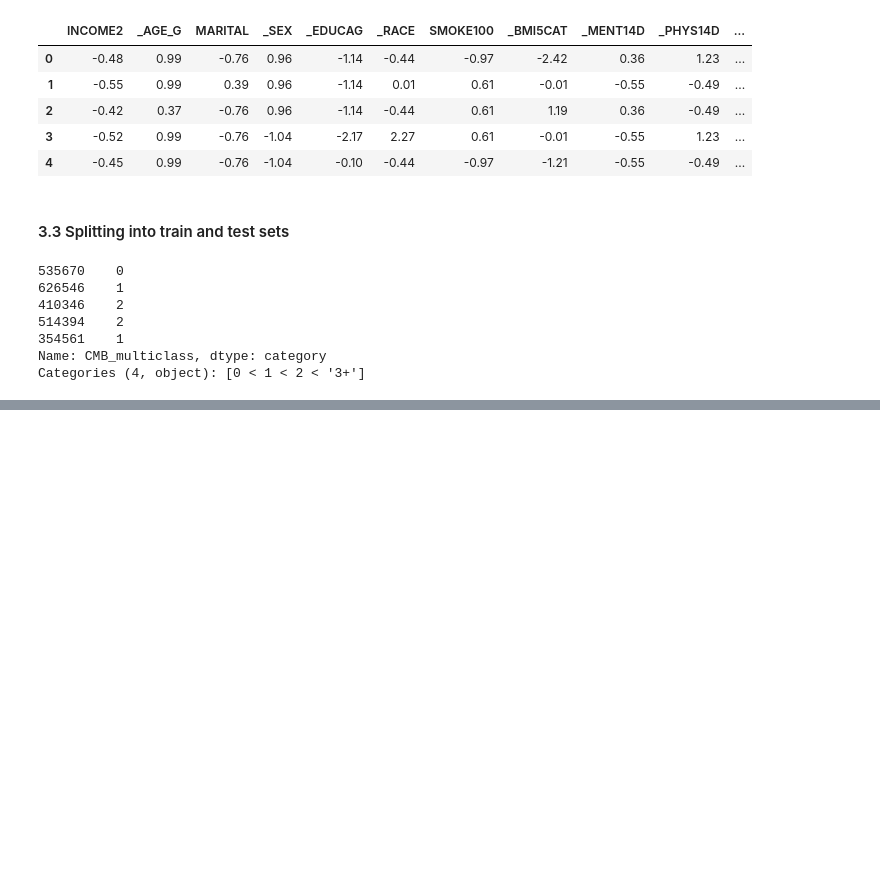
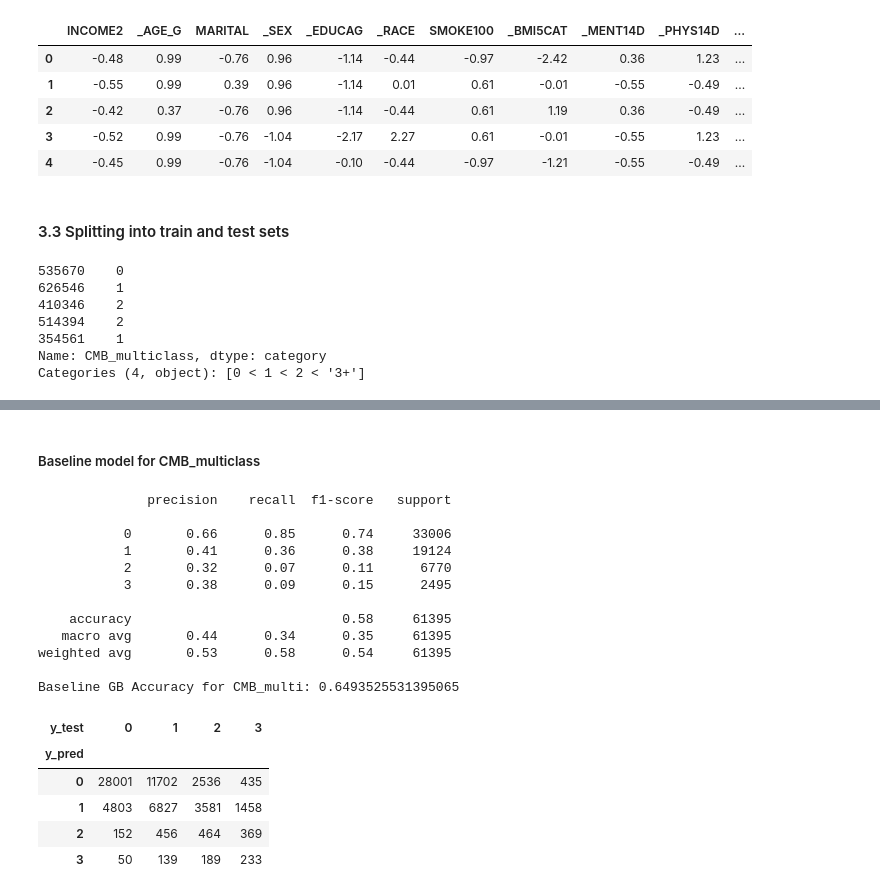
Before and after one commit to greghowa/CS6140-HW6, a Jupyter notebook: assignment6.ipynb, the cells around one changed output, grey strips where cells are left out. Cells and saved outputs as stored; diff of their text form; code cells hidden in the pictures; blank space fills up the shorter version.

```diff
--- a/assignment6.ipynb
+++ b/assignment6.ipynb
@@ -972,0 +1195,19 @@ Categories (4, object): [0 < 1 < 2 < '3+']
+# %%
+clf = GradientBoostingClassifier(n_estimators=1000,
+                            min_samples_split=5,
+                            learning_rate=0.5,
+                            min_samples_leaf=5,
+                            random_state=42)
+
+clf.fit(X_train, y_train_bin)
+
+# Evaluate the classifier on test set
+y_pred = clf.predict(X_test)
+print(classification_report(y_test_bin, y_pred))
+
+confusion_matrix(y_test_bin, y_pred)
+
+print('Hypertuned GB Accuracy for CMB_binary:', accuracy_score(y_test_bin, y_pred))
+
+# Confusion matrix
+pd.crosstab(y_pred, y_test_bin, rownames=['y_pred'], colnames = ['y_test'])
@@ -972,0 +1237,35 @@ Categories (4, object): [0 < 1 < 2 < '3+']
+# %% [markdown]
+##### Baseline model for CMB_multiclass
+# %%
+clf = GradientBoostingClassifier()
+clf.fit(X_train, y_train_mul)
+
+# Evaluate the classifier on test set
+y_pred = clf.predict(X_test)
+print(classification_report(y_test_mul, y_pred))
+
+confusion_matrix(y_test_mul, y_pred)
+
+print('Baseline GB Accuracy for CMB_multi:', accuracy_score(y_test_bin, y_pred))
+
+# Confusion matrix
+pd.crosstab(y_pred, y_test_mul, rownames=['y_pred'], colnames = ['y_test'])
+# %% [output]
+              precision    recall  f1-score   support
+
+           0       0.66      0.85      0.74     33006
+           1       0.41      0.36      0.38     19124
+           2       0.32      0.07      0.11      6770
+           3       0.38      0.09      0.15      2495
+
+    accuracy                           0.58     61395
+   macro avg       0.44      0.34      0.35     61395
+weighted avg       0.53      0.58      0.54     61395
+
+Baseline GB Accuracy for CMB_multi: 0.6493525531395065
+| y_test | 0 | 1 | 2 | 3 |
+| y_pred |  |  |  |  |
+| 0 | 28001 | 11702 | 2536 | 435 |
+| 1 | 4803 | 6827 | 3581 | 1458 |
+| 2 | 152 | 456 | 464 | 369 |
+| 3 | 50 | 139 | 189 | 233 |
```
Also changed, not shown: parts of 32 cells of this notebook.
